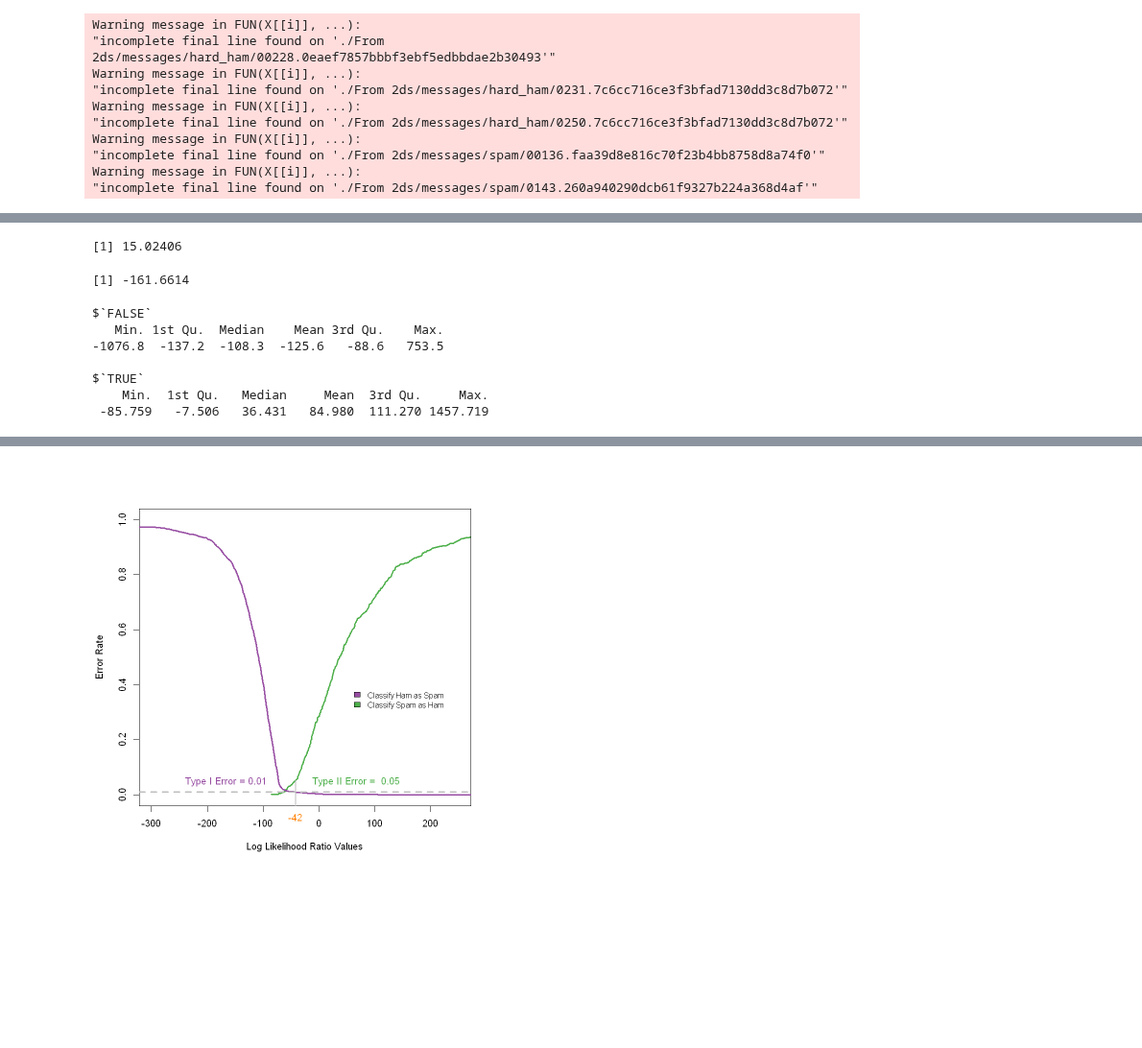
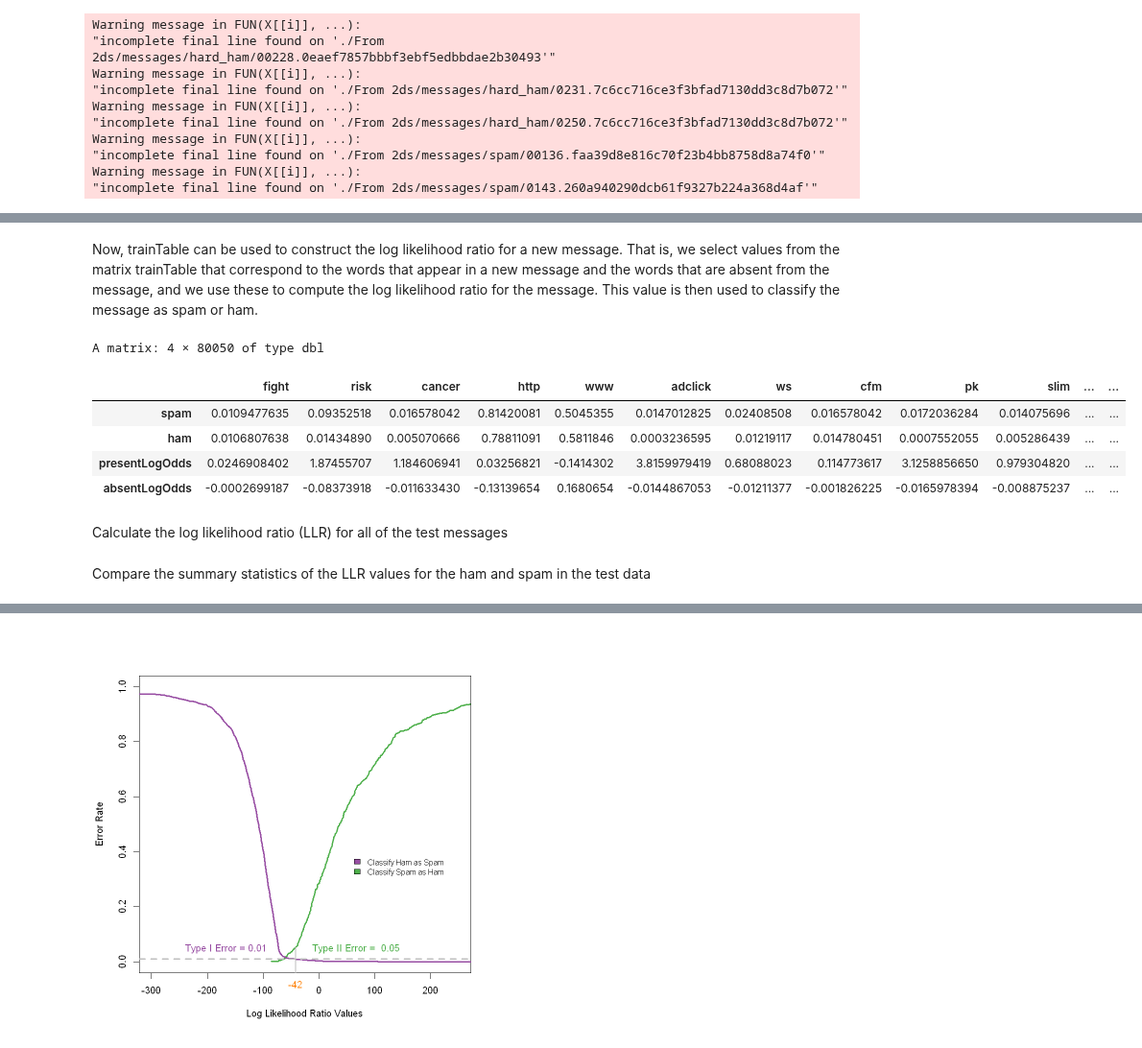
Before and after one commit to davxdan/Quantifying-The-World, a Jupyter notebook: Case Study 3/Question20_ByTheBook.ipynb, the cells around one changed output, grey strips where cells are left out. Shown at 96% size. Cells and saved outputs as stored; diff of their text form; code cells hidden in the pictures; blank space fills up the shorter version.

```diff
--- a/Case Study 3/Question20_ByTheBook.ipynb
+++ b/Case Study 3/Question20_ByTheBook.ipynb
@@ -276,21 +276,17 @@ function(wordsList, spam, bow = unique(unlist(wordsList)))
+# %% [markdown]
+Now, trainTable can be used to construct the log likelihood ratio for a new message. That is, we select values from the matrix trainTable that correspond to the words that appear in a new message and the words that are absent from the message, and we use these to compute the log likelihood ratio for the message. This value is then used to classify the message as spam or ham.
+# %%
+trainTable
+# %% [output]
+A matrix: 4 × 80050 of type dbl
+|  | fight | risk | cancer | http | www | adclick | ws | cfm | pk | slim | ... | ... |
+| spam | 0.0109477635 | 0.09352518 | 0.016578042 | 0.81420081 | 0.5045355 | 0.0147012825 | 0.02408508 | 0.016578042 | 0.0172036284 | 0.014075696 | ... | ... |
+| ham | 0.0106807638 | 0.01434890 | 0.005070666 | 0.78811091 | 0.5811846 | 0.0003236595 | 0.01219117 | 0.014780451 | 0.0007552055 | 0.005286439 | ... | ... |
+| presentLogOdds | 0.0246908402 | 1.87455707 | 1.184606941 | 0.03256821 | -0.1414302 | 3.8159979419 | 0.68088023 | 0.114773617 | 3.1258856650 | 0.979304820 | ... | ... |
+| absentLogOdds | -0.0002699187 | -0.08373918 | -0.011633430 | -0.13139654 | 0.1680654 | -0.0144867053 | -0.01211377 | -0.001826225 | -0.0165978394 | -0.008875237 | ... | ... |
+# %% [markdown]
+Calculate the log likelihood ratio (LLR) for all of the test messages
 # %%
-trainTable = computeFreqs(trainMsgWords, trainIsSpam)
-
-newMsg = testMsgWords[[1]]
-
-newMsg = newMsg[!is.na(match(newMsg, colnames(trainTable)))]
-
-present = colnames(trainTable) %in% newMsg
-
-sum(trainTable["presentLogOdds", present]) +
-  sum(trainTable["absentLogOdds", !present])
-
-newMsg = testMsgWords[[ which(!testIsSpam)[1] ]]
-newMsg = newMsg[!is.na(match(newMsg, colnames(trainTable)))]
-present = (colnames(trainTable) %in% newMsg)
-sum(trainTable["presentLogOdds", present]) +
-     sum(trainTable["absentLogOdds", !present])
-
 computeMsgLLR = function(words, freqTable)
 {
        # Discards words not in training data.
@@ -302,17 +298,3 @@ computeMsgLLR = function(words, freqTable)
   sum(freqTable["presentLogOdds", present]) +
     sum(freqTable["absentLogOdds", !present])
 }
-
-testLLR = sapply(testMsgWords, computeMsgLLR, trainTable)
-
-tapply(testLLR, testIsSpam, summary)
-# %% [output]
-[1] 15.02406
-[1] -161.6614
-$`FALSE`
-   Min. 1st Qu.  Median    Mean 3rd Qu.    Max.
--1076.8  -137.2  -108.3  -125.6   -88.6   753.5
-
-$`TRUE`
-    Min.  1st Qu.   Median     Mean  3rd Qu.     Max.
- -85.759   -7.506   36.431   84.980  111.270 1457.719
@@ -318,0 +303,2 @@ $`TRUE`
+# %% [markdown]
+Compare the summary statistics of the LLR values for the ham and spam in the test data
```
Also changed, not shown: parts of 7 cells of this notebook, 1 other file.
